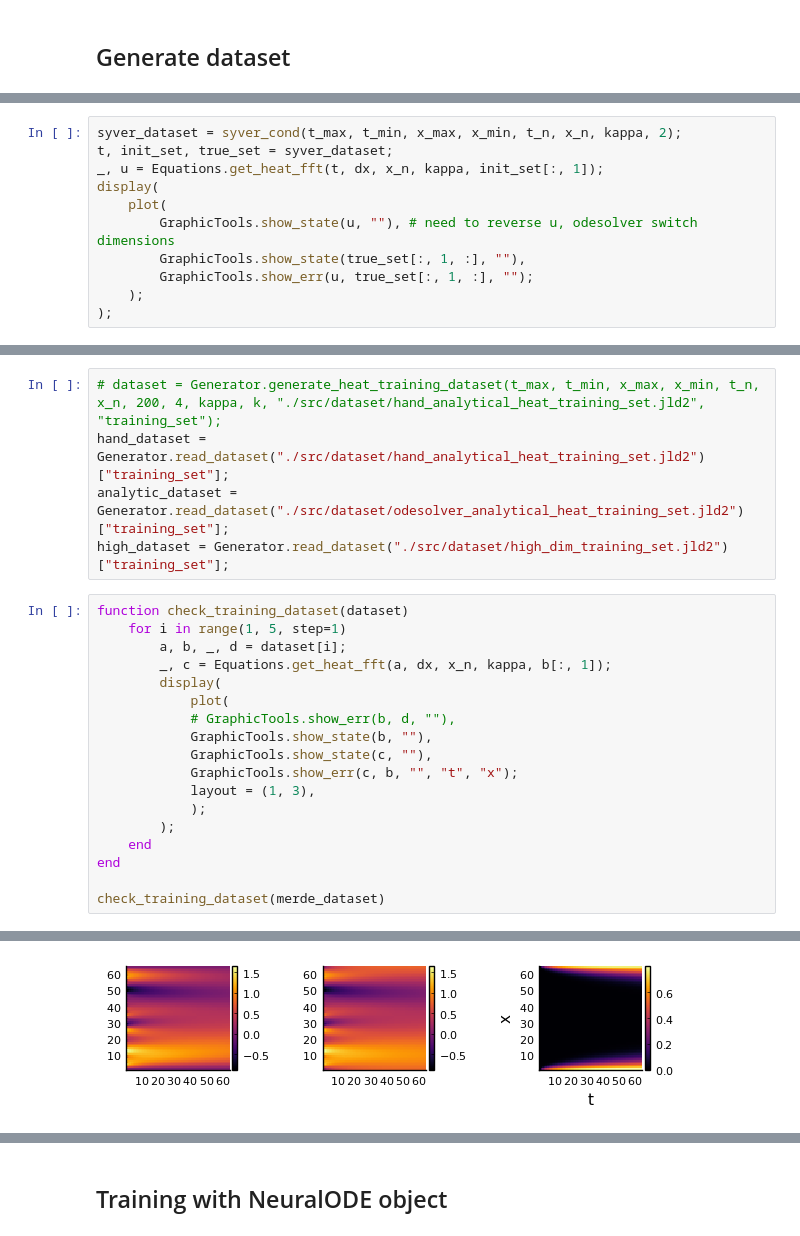
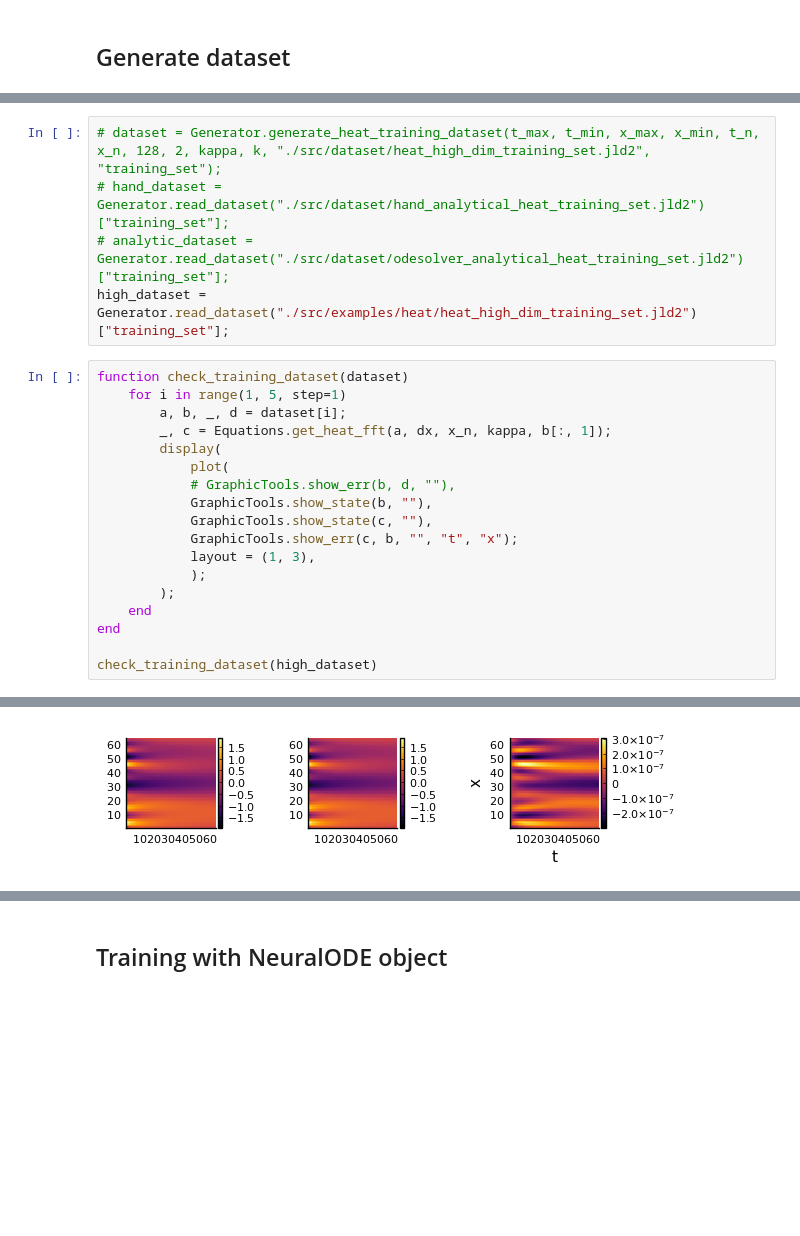
Before and after one commit to vdesgrange/closure-model, a Jupyter notebook: experiments/julia_src/neural_closure/heat_equation_neural_ode.ipynb, the cells around one changed output, grey strips where cells are left out. Cells and saved outputs as stored; diff of their text form; blank space fills up the shorter version.

```diff
--- a/experiments/julia_src/neural_closure/heat_equation_neural_ode.ipynb
+++ b/experiments/julia_src/neural_closure/heat_equation_neural_ode.ipynb
@@ -100,11 +83,0 @@ GraphicTools.show_state(res, "")
-# %%
-syver_dataset = syver_cond(t_max, t_min, x_max, x_min, t_n, x_n, kappa, 2);
-t, init_set, true_set = syver_dataset;
-_, u = Equations.get_heat_fft(t, dx, x_n, kappa, init_set[:, 1]);
-display(
-    plot(
-        GraphicTools.show_state(u, ""), # need to reverse u, odesolver switch dimensions
-        GraphicTools.show_state(true_set[:, 1, :], ""),
-        GraphicTools.show_err(u, true_set[:, 1, :], "");
-    );
-);
@@ -114,8 +84,8 @@ display(
 # %%
-# dataset = Generator.generate_heat_training_dataset(t_max, t_min, x_max, x_min, t_n, x_n, 200, 4, kappa, k, "./src/dataset/hand_analytical_heat_training_set.jld2", "training_set");
-hand_dataset = Generator.read_dataset("./src/dataset/hand_analytical_heat_training_set.jld2")["training_set"];
-analytic_dataset = Generator.read_dataset("./src/dataset/odesolver_analytical_heat_training_set.jld2")["training_set"];
-high_dataset = Generator.read_dataset("./src/dataset/high_dim_training_set.jld2")["training_set"];
+# dataset = Generator.generate_heat_training_dataset(t_max, t_min, x_max, x_min, t_n, x_n, 128, 2, kappa, k, "./src/dataset/heat_high_dim_training_set.jld2", "training_set");
+# hand_dataset = Generator.read_dataset("./src/dataset/hand_analytical_heat_training_set.jld2")["training_set"];
+# analytic_dataset = Generator.read_dataset("./src/dataset/odesolver_analytical_heat_training_set.jld2")["training_set"];
+high_dataset = Generator.read_dataset("./src/examples/heat/heat_high_dim_training_set.jld2")["training_set"];
 # %%
 function check_training_dataset(dataset)
     for i in range(1, 5, step=1)
@@ -133,5 +103,5 @@ function check_training_dataset(dataset)
     end
 end
 
-check_training_dataset(merde_dataset)
+check_training_dataset(high_dataset)
 # %% [output]
@@ -143 +113 @@ check_training_dataset(merde_dataset)
-[figure, old version]
+[figure, new version]
```
Also changed, not shown: parts of 42 cells of this notebook, 1 other file.
